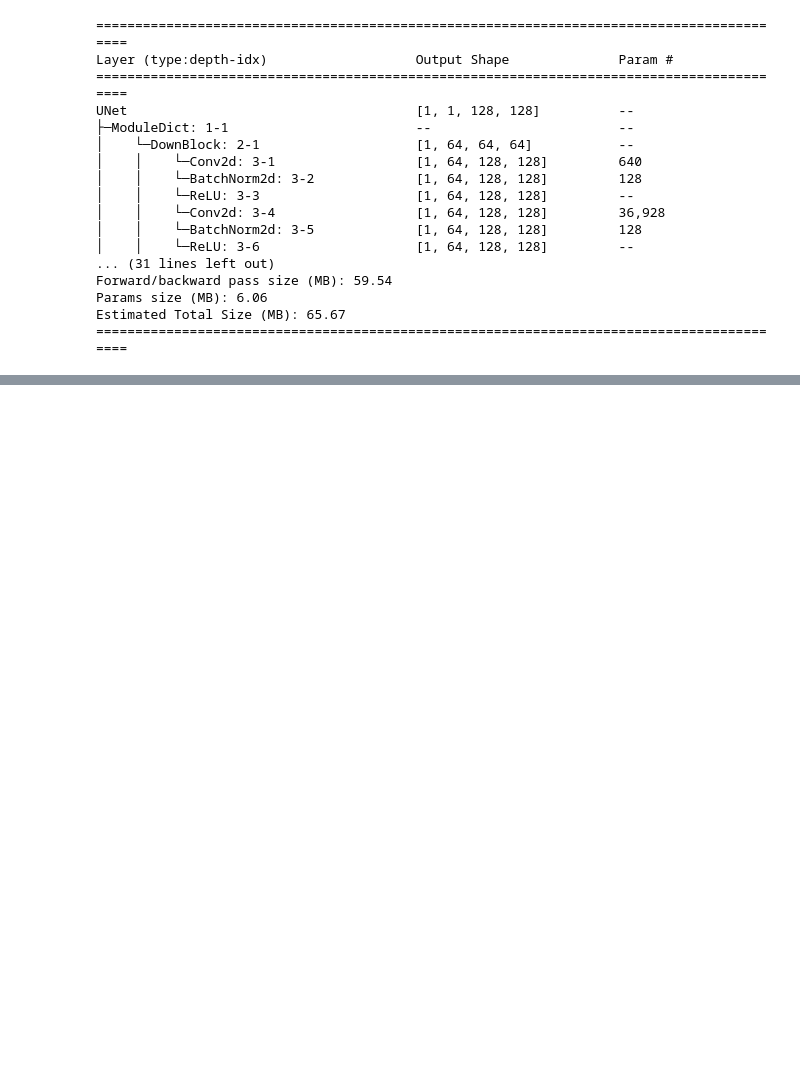
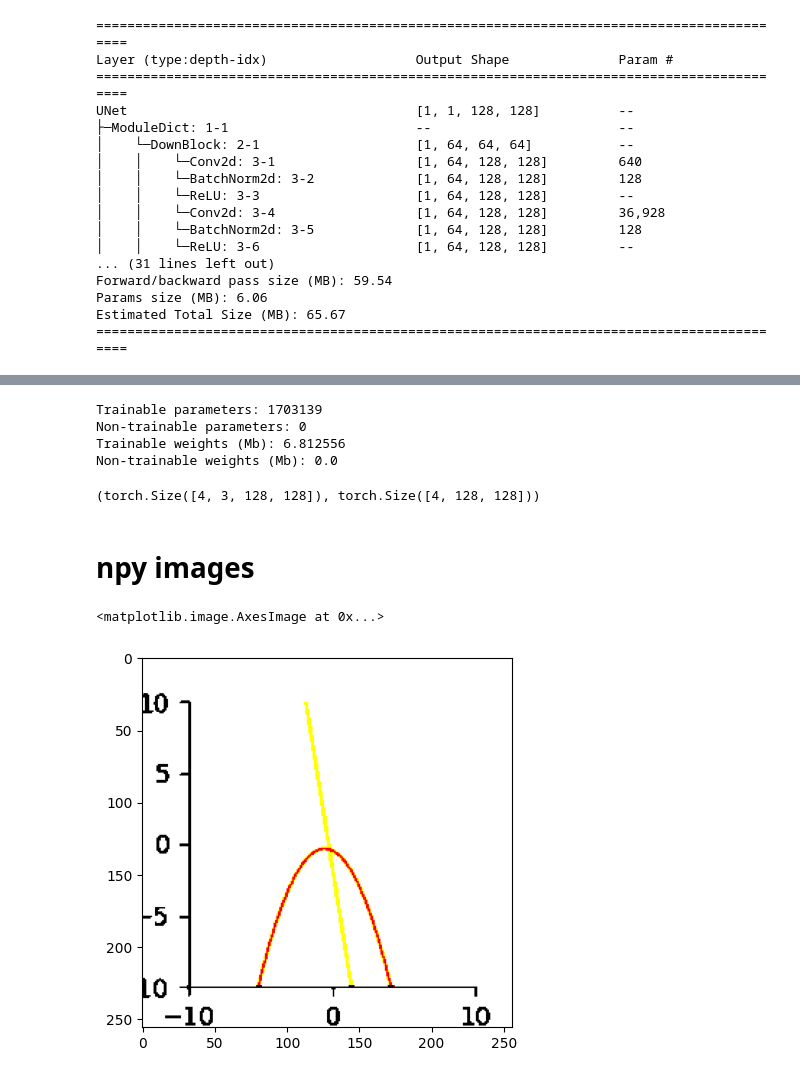
Before and after one commit to khachaturyan-1991/PlotExtract, a Jupyter notebook: WorkingBeast.ipynb, the cells around one changed output, grey strips where cells are left out. Saved outputs shown, nothing was run; the diff lists cells and outputs as text; code cells hidden in the pictures; blank space fills up the shorter version.

```diff
--- a/WorkingBeast.ipynb
+++ b/WorkingBeast.ipynb
@@ -236,0 +308,27 @@ Estimated Total Size (MB): 65.67
+# %%
+test_dataloader = create_dataloader(num_samples=32, batch_size=BATCH_SIZE, shuffle=False, img_size=IMG_SIZE)
+
+model = UNet()
+summary(model, input_size=(1, 3, 128, 128))
+count_torch_parameters(model)
+# %% [output]
+Trainable parameters: 1703139
+Non-trainable parameters: 0
+Trainable weights (Mb): 6.812556
+Non-trainable weights (Mb): 0.0
+# %%
+for X, mask in test_dataloader:
+    pred = model(X)
+    break
+
+pred.shape, mask.shape
+# %% [output]
+(torch.Size([4, 3, 128, 128]), torch.Size([4, 128, 128]))
+# %% [markdown]
+# npy images
+# %%
+t, thresh = cv2.threshold(img, 0.7, 1, cv2.THRESH_BINARY)
+plt.imshow(np.transpose(thresh, (1,2,0)))
+# %% [output]
+<matplotlib.image.AxesImage at 0x...>
+[figure, added]
```
Also changed, not shown: parts of 11 cells of this notebook, 6 other files.
